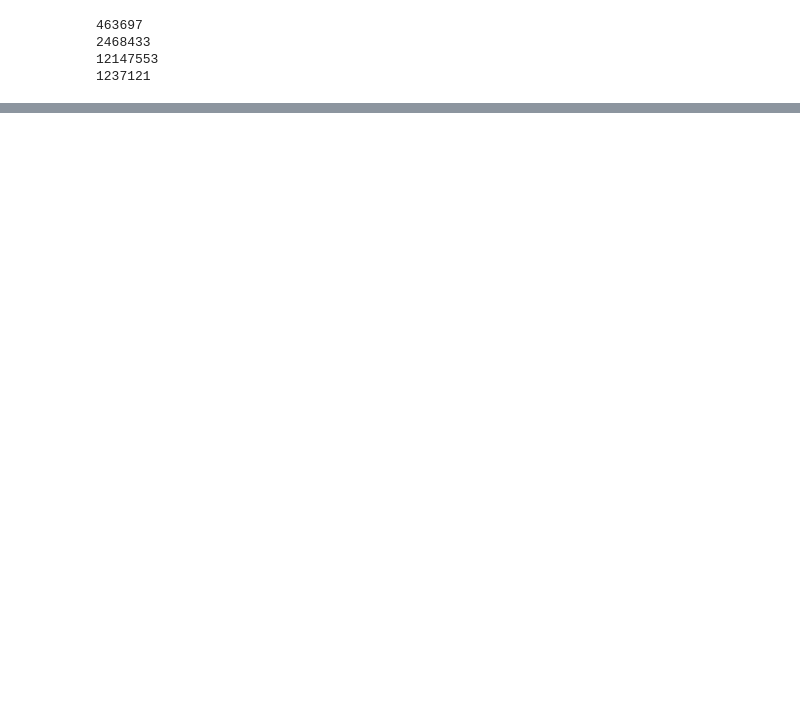
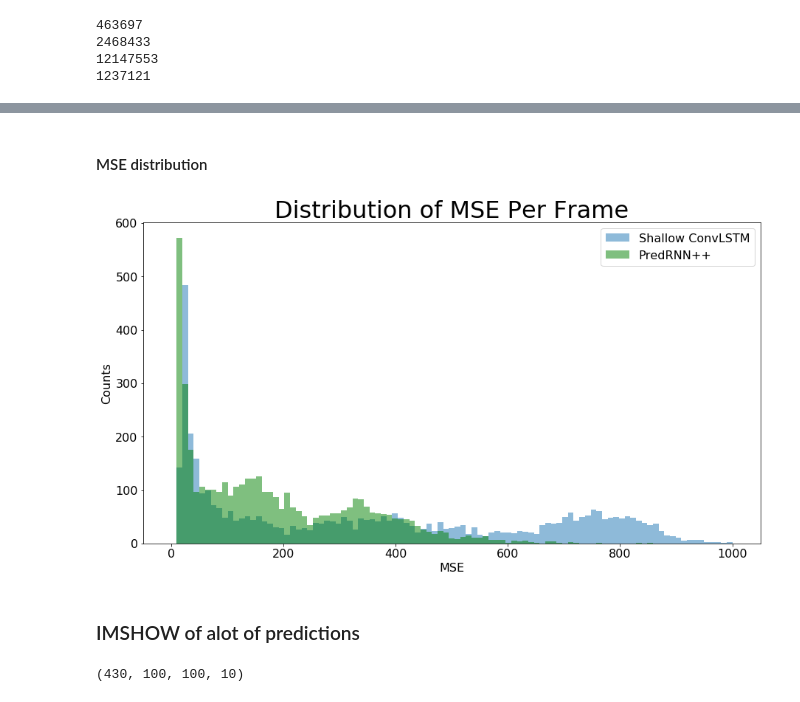
Before and after one commit to nanton96/Mobile-Data-Forecasting-With-Spatio-Temporal-Networks, a Jupyter notebook: notebooks/visualising_predictions.ipynb, the cells around one changed output, grey strips where cells are left out. Saved outputs shown, nothing was run; the diff lists cells and outputs as text; code cells hidden in the pictures; blank space fills up the shorter version.

```diff
--- a/notebooks/visualising_predictions.ipynb
+++ b/notebooks/visualising_predictions.ipynb
@@ -319,0 +467,19 @@ print(count_parameters(CNN_model))
+# %% [markdown]
+#### MSE distribution
+# %%
+bins = np.linspace(0,1000,100)
+alpha = 0.5
+fig, ax = plt.subplots(figsize=(15,8))
+ax.hist(((y - pred_shallow)**2).sum(axis = (1,2)).flatten(),bins,alpha = alpha,label='Shallow ConvLSTM')
+# ax.hist(((y - pred_deep)**2).sum(axis = (1,2)).flatten(),bins,alpha =alpha,color='k')
+ax.hist(((y - pred_pred_rnn_full)**2).sum(axis = (1,2)).flatten(),bins,alpha =alpha,color='g',label='PredRNN++')
+# ax.hist(((y - pred_cnn)**2).sum(axis = (1,2)).flatten(),bins,alpha =alpha,color='r')
+ax.legend(prop={'size':16})
+ax.set_title('Distribution of MSE Per Frame',fontsize=32)
+ax.set_ylabel('Counts',fontsize=16)
+ax.set_xlabel('MSE',fontsize=16)
+fig.savefig('MSE_distribution.pdf')
+# %% [output]
+[figure, added]
+# %% [markdown]
+### IMSHOW of alot of predictions
@@ -319,0 +492,4 @@ print(count_parameters(CNN_model))
+# %%
+y.shape
+# %% [output]
+(430, 100, 100, 10)
```
Also changed, not shown: parts of 22 cells of this notebook, 12 other files.
